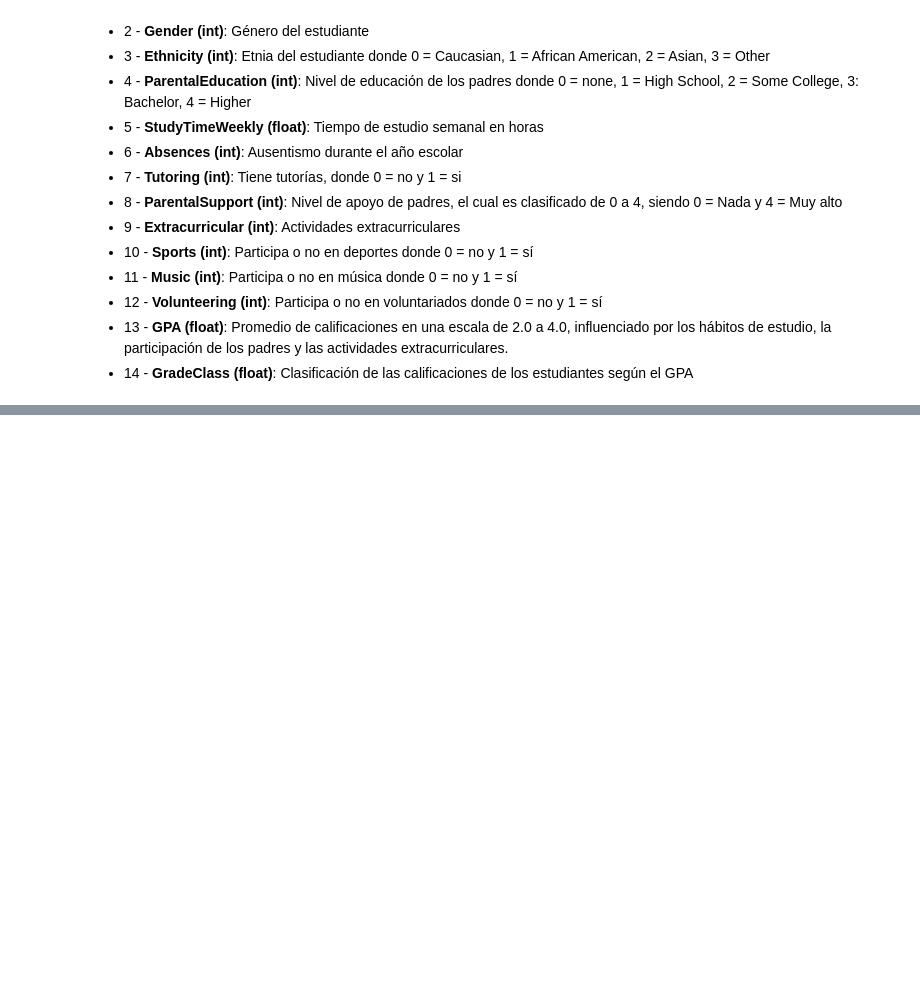
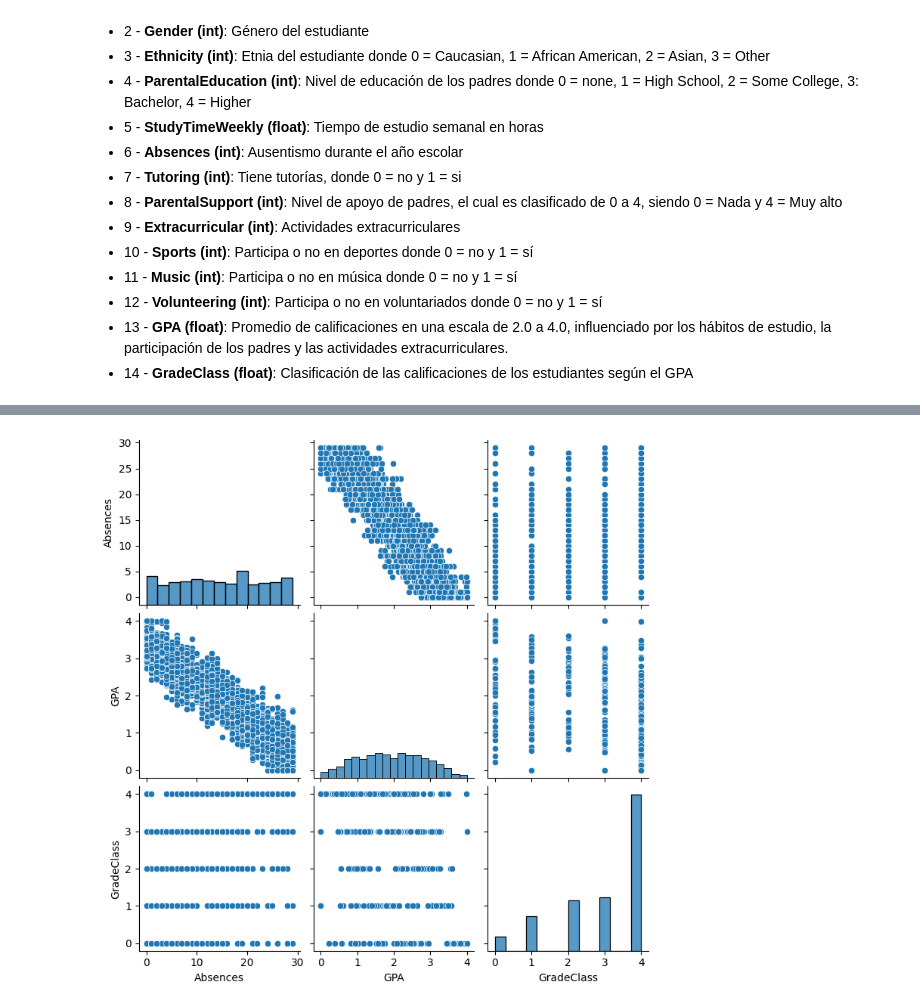
Before and after one commit to Kurt-Casteg/Proyecto-Final, a Jupyter notebook: Notebooks/01_Análisis_Exploratorio.ipynb, the cells around one changed output, grey strips where cells are left out. Saved outputs shown, nothing was run; the diff lists cells and outputs as text; code cells hidden in the pictures; blank space fills up the shorter version.

```diff
--- a/Notebooks/01_Análisis_Exploratorio.ipynb
+++ b/Notebooks/01_Análisis_Exploratorio.ipynb
@@ -93,0 +166,8 @@ sns.heatmap(Correlacion, vmax= .8, square= True,)
+# %%
+# Definiremos la lista cols, para solamente seleccionar las variables con mayor correlación y generar un pairplot
+cols = ["Absences", "GPA", "GradeClass"]
+
+sns.pairplot(df[cols], height= 2.5)
+plt.show()
+# %% [output]
+[figure, added]
```
Also changed, not shown: parts of 8 cells of this notebook.
